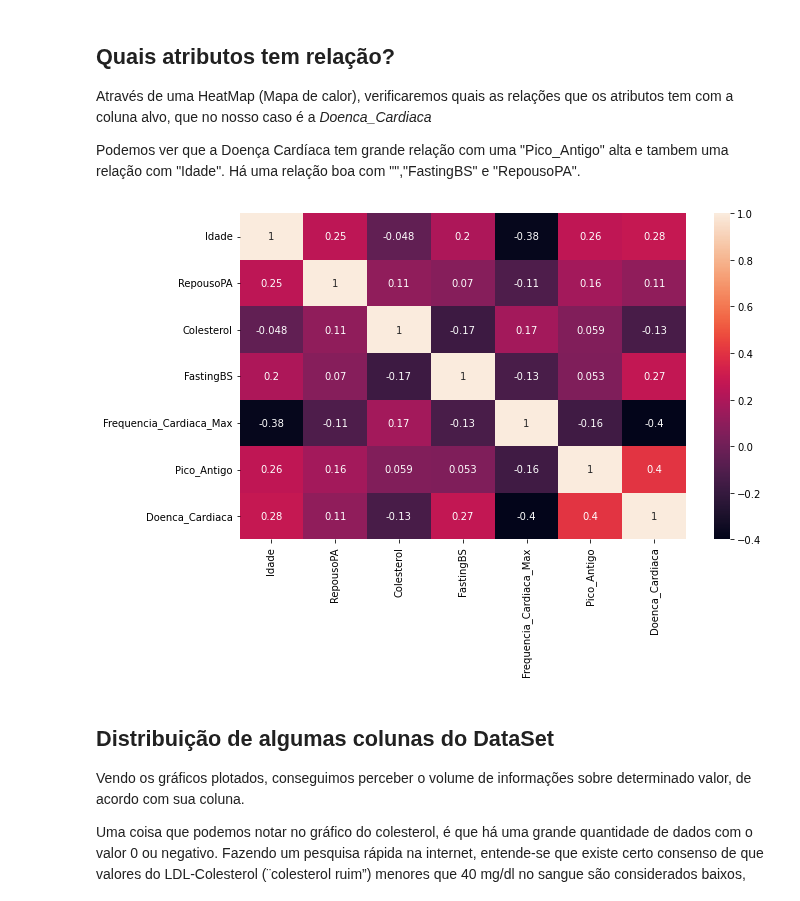
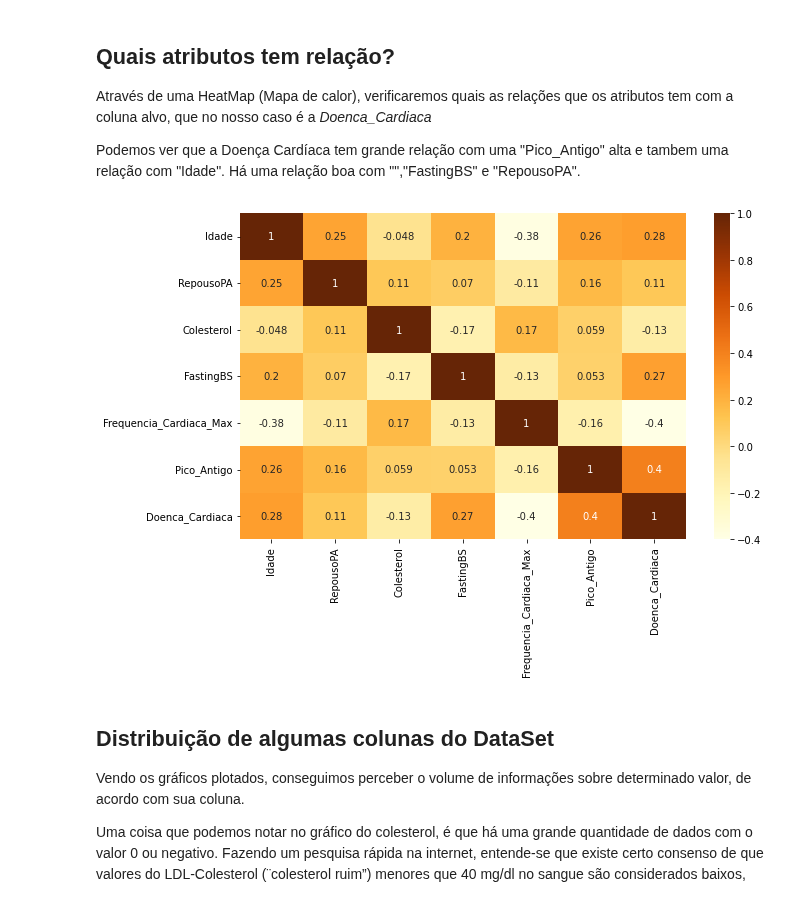
Before and after one commit to patrickpiccini/heart-failure-prediction, a Jupyter notebook: heart_failure_prediction.ipynb, the cells around one changed output. Cells and saved outputs as stored; diff of their text form; code cells hidden in the pictures.

Commit message:
mudança de paleta de cor do heatmap

```diff
--- a/heart_failure_prediction.ipynb
+++ b/heart_failure_prediction.ipynb
@@ -201,12 +201,10 @@ Podemos ver que a Doença Cardíaca tem grande relação com uma "Pico_Antigo" a
 # %%
 plt.figure(figsize=(10,6))
 
-colors = ["#FF0B04", "#4374B3"]
-sns.set_palette(sns.color_palette(colors))
-sns.heatmap(heart_df.corr(), annot=True)
+sns.heatmap(heart_df.corr(), annot=True, cmap='YlOrBr')
 plt.show()
 # %% [output]
-[figure, old version]
+[figure, new version]
 # %% [markdown]
 ## Distribuição de algumas colunas do DataSet
 
```
